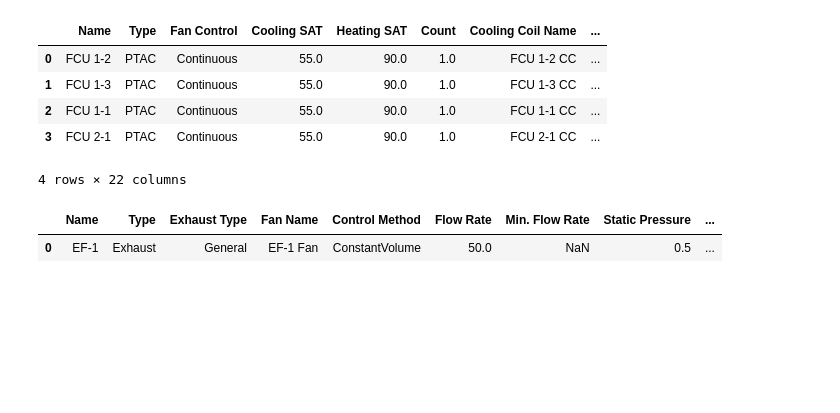
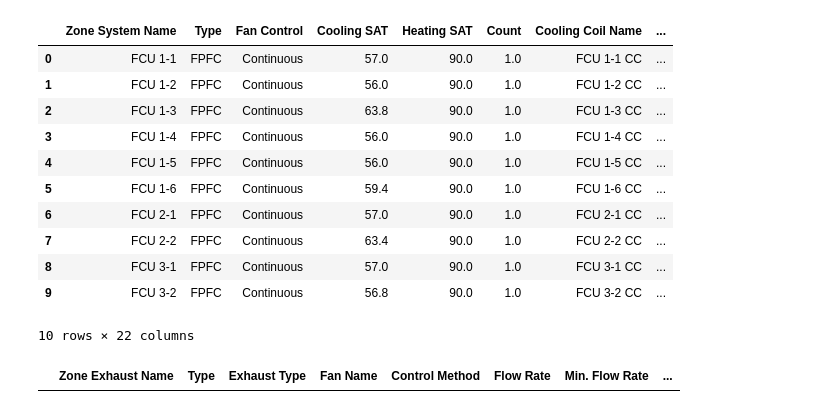
Before and after one commit to gtqite/cbecc-com_scripts, a Jupyter notebook: Parser/CBECC-com_Data_Parser.ipynb, the cells around one changed output. Saved outputs shown, nothing was run; the diff lists cells and outputs as text; code cells hidden in the pictures; blank space fills up the shorter version.

```diff
--- a/Parser/CBECC-com_Data_Parser.ipynb
+++ b/Parser/CBECC-com_Data_Parser.ipynb
@@ -2,7 +2,10 @@
 from lxml import etree as ET
 import pandas as pd
 
-file = ('Presidio Knolls 100CD_No ERV.cibd16x')
+# Presidio Knolls 100CD_No ERV
+# SRJC STEM Building Title 24
+
+file = ('SRJC STEM Building Title 24.cibd16x')
 filename = file.split('.')[0]
 
 tree = ET.parse(file)
@@ -415,7 +635,7 @@ for znsys in root.iter('ZnSys'):
         zone_sys = {}
 
         # General Zone System Information
-        zone_sys['Name'] = znsys.find('Name').text
+        zone_sys['Zone System Name'] = znsys.find('Name').text
         zone_sys['Type'] = znsys.find('Type').text
         zone_sys['Count'] = float(znsys.find('Cnt').text)
         zone_sys['Fan Control'] = znsys.find('FanCtrl').text
@@ -495,7 +715,7 @@ for znsys in root.iter('ZnSys'):
     # For zone exhaust systems
     elif znsys.find('Type').text == 'Exhaust':
         zone_exh = {}
-        zone_exh['Name'] = znsys.find('Name').text
+        zone_exh['Zone Exhaust Name'] = znsys.find('Name').text
         zone_exh['Type'] = znsys.find('Type').text
         zone_exh['Exhaust Type'] = znsys.find('ExhSysType').text
 
@@ -512,46 +732,48 @@ for znsys in root.iter('ZnSys'):
             pass
         try:
             zone_exh['Static Pressure'] = float(znsys.find('Fan/TotStaticPress').text)
         except:
             zone_exh['Static Pressure'] = 0.5
         try:
             zone_exh['Motor HP'] = float(znsys.find('Fan/MtrHP').text)
         except:
             zone_exh['Motor HP'] = '~~~ MISSING ~~~'
         try:
             zone_exh['Motor Eff'] = float(znsys.find('Fan/MtrEff').text)
         except:
             zone_exh['Motor Eff'] = '~~~ MISSING ~~~'
 
         zone_exh_list.append(zone_exh)
 
-    else:
-        pass
-
 zs_header = [
-    'Name', 'Type', 'Fan Control', 'Cooling SAT', 'Heating SAT', 'Count',
+    'Zone System Name', 'Type', 'Fan Control', 'Cooling SAT', 'Heating SAT', 'Count',
     'Cooling Coil Name', 'Cooling Coil Type', 'Cooling Coil Capacity', 'DXSEER', 'DXEER',
     'Heating Coil Name', 'Heating Coil Type', 'Heating Coil Capacity', 'Heat Pump COP',
     'Fan Name', 'Control Method', 'Flow Rate','Min. Flow Rate', 'Static Pressure', 'Motor HP', 'Motor Eff'
 ]
 
 ze_header = [
-    'Name', 'Type', 'Exhaust Type', 'Fan Name', 'Control Method', 'Flow Rate','Min. Flow Rate', 'Static Pressure', 'Motor HP', 'Motor Eff'
+    'Zone Exhaust Name', 'Type', 'Exhaust Type', 'Fan Name', 'Control Method', 'Flow Rate','Min. Flow Rate', 'Static Pressure', 'Motor HP', 'Motor Eff'
 ]
 
 zone_sys_df = pd.DataFrame(zone_sys_list, columns = zs_header)
 zone_exh_df = pd.DataFrame(zone_exh_list, columns = ze_header)
 display(zone_sys_df)
 display(zone_exh_df)
 # %% [output]
-|  | Name | Type | Fan Control | Cooling SAT | Heating SAT | Count | Cooling Coil Name | ... |
-| 0 | FCU 1-2 | PTAC | Continuous | 55.0 | 90.0 | 1.0 | FCU 1-2 CC | ... |
-| 1 | FCU 1-3 | PTAC | Continuous | 55.0 | 90.0 | 1.0 | FCU 1-3 CC | ... |
-| 2 | FCU 1-1 | PTAC | Continuous | 55.0 | 90.0 | 1.0 | FCU 1-1 CC | ... |
-| 3 | FCU 2-1 | PTAC | Continuous | 55.0 | 90.0 | 1.0 | FCU 2-1 CC | ... |
+|  | Zone System Name | Type | Fan Control | Cooling SAT | Heating SAT | Count | Cooling Coil Name | ... |
+| 0 | FCU 1-1 | FPFC | Continuous | 57.0 | 90.0 | 1.0 | FCU 1-1 CC | ... |
+| 1 | FCU 1-2 | FPFC | Continuous | 56.0 | 90.0 | 1.0 | FCU 1-2 CC | ... |
+| 2 | FCU 1-3 | FPFC | Continuous | 63.8 | 90.0 | 1.0 | FCU 1-3 CC | ... |
+| 3 | FCU 1-4 | FPFC | Continuous | 56.0 | 90.0 | 1.0 | FCU 1-4 CC | ... |
+| 4 | FCU 1-5 | FPFC | Continuous | 56.0 | 90.0 | 1.0 | FCU 1-5 CC | ... |
+| 5 | FCU 1-6 | FPFC | Continuous | 59.4 | 90.0 | 1.0 | FCU 1-6 CC | ... |
+| 6 | FCU 2-1 | FPFC | Continuous | 57.0 | 90.0 | 1.0 | FCU 2-1 CC | ... |
+| 7 | FCU 2-2 | FPFC | Continuous | 63.4 | 90.0 | 1.0 | FCU 2-2 CC | ... |
+| 8 | FCU 3-1 | FPFC | Continuous | 57.0 | 90.0 | 1.0 | FCU 3-1 CC | ... |
+| 9 | FCU 3-2 | FPFC | Continuous | 56.8 | 90.0 | 1.0 | FCU 3-2 CC | ... |
-4 rows × 22 columns
+10 rows × 22 columns
-|  | Name | Type | Exhaust Type | Fan Name | Control Method | Flow Rate | Min. Flow Rate | Static Pressure | ... |
-| 0 | EF-1 | Exhaust | General | EF-1 Fan | ConstantVolume | 50.0 | NaN | 0.5 | ... |
+|  | Zone Exhaust Name | Type | Exhaust Type | Fan Name | Control Method | Flow Rate | Min. Flow Rate | ... |
 # %%
 writer = pd.ExcelWriter(filename + ' - SpaceData.xlsx', engine='xlsxwriter')
 space_df.to_excel(writer,sheet_name='Space Data')
```
Also changed, not shown: parts of 7 cells of this notebook.
